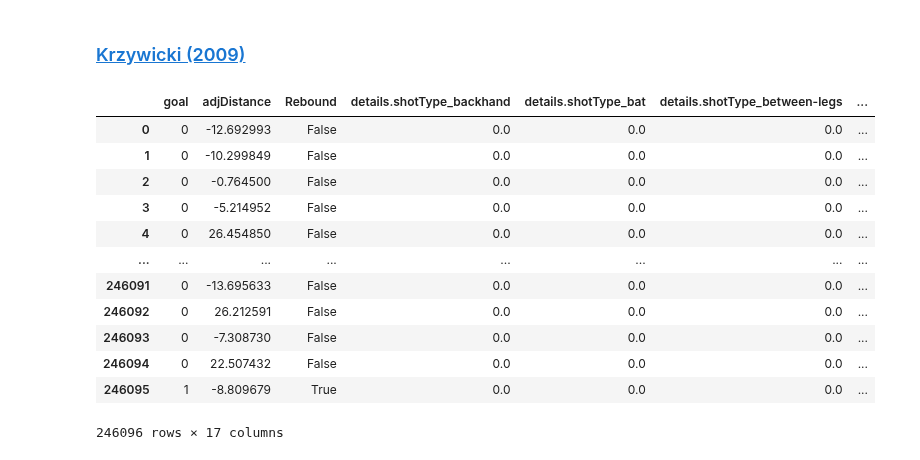
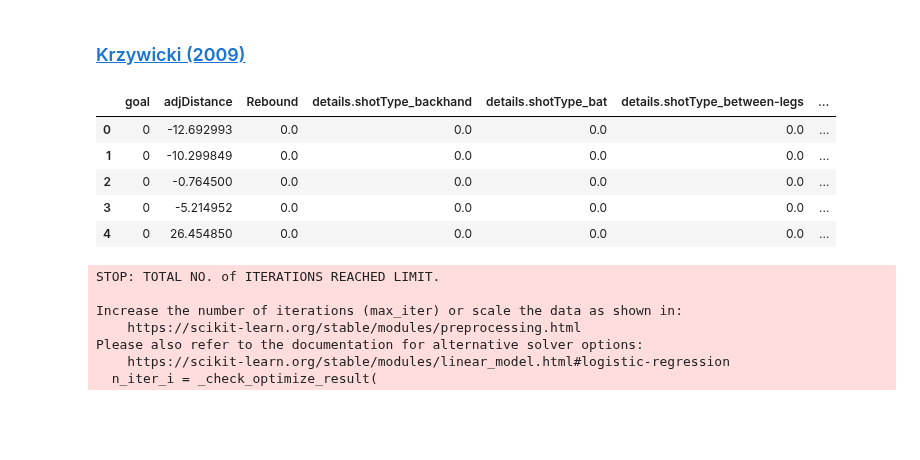
Before and after one commit to rromaniuk31/PhD-Research, a Jupyter notebook: Create_Historical_Models.ipynb, the cells around one changed output. Drawn from its saved outputs; the diff is of its cells as text; code cells hidden in the pictures; blank space fills up the shorter version.

Commit message:
Fit Kryzwicki (2009) model

```diff
--- a/Create_Historical_Models.ipynb
+++ b/Create_Historical_Models.ipynb
@@ -227,6 +227,8 @@ def preprocess_data(df, model, gametype = "regular", schedule = schedule):
         df["Rebound"] = df["Rebound"].astype(float)
     elif model == "krzy06":
         df = df.join(pd.get_dummies(df["Rebound"], dtype = float, prefix = "Rebound")).drop("Rebound", axis = 1)
+    elif model == "krzy09":
+        df["Rebound"] = df["Rebound"].astype(float)
 
     if model == "krzy06":
         df["details.shotType_wrap-or-slap"] = df["details.shotType_wrap-around"] + df["details.shotType_slap"]
@@ -565,16 +574,12 @@ Brier Score:  0.09623833828472177
 # %%
-preprocess_data(train_pbp, "krzy09", gametype = "regular")
+# Use preprocess function to get training and testing shots for Krzy06
+train_pbp_krzy09 = preprocess_data(train_pbp, "krzy09", gametype = "regular")
+test_pbp_krzy09 = preprocess_data(test_pbp, "krzy09", gametype = "regular")
+train_pbp_krzy09.head()
 # %% [output]
 |  | goal | adjDistance | Rebound | details.shotType_backhand | details.shotType_bat | details.shotType_between-legs | ... |
-| 0 | 0 | -12.692993 | False | 0.0 | 0.0 | 0.0 | ... |
-| 1 | 0 | -10.299849 | False | 0.0 | 0.0 | 0.0 | ... |
-| 2 | 0 | -0.764500 | False | 0.0 | 0.0 | 0.0 | ... |
-| 3 | 0 | -5.214952 | False | 0.0 | 0.0 | 0.0 | ... |
-| 4 | 0 | 26.454850 | False | 0.0 | 0.0 | 0.0 | ... |
-| ... | ... | ... | ... | ... | ... | ... | ... |
-| 246091 | 0 | -13.695633 | False | 0.0 | 0.0 | 0.0 | ... |
-| 246092 | 0 | 26.212591 | False | 0.0 | 0.0 | 0.0 | ... |
-| 246093 | 0 | -7.308730 | False | 0.0 | 0.0 | 0.0 | ... |
-| 246094 | 0 | 22.507432 | False | 0.0 | 0.0 | 0.0 | ... |
-| 246095 | 1 | -8.809679 | True | 0.0 | 0.0 | 0.0 | ... |
+| 0 | 0 | -12.692993 | 0.0 | 0.0 | 0.0 | 0.0 | ... |
+| 1 | 0 | -10.299849 | 0.0 | 0.0 | 0.0 | 0.0 | ... |
+| 2 | 0 | -0.764500 | 0.0 | 0.0 | 0.0 | 0.0 | ... |
+| 3 | 0 | -5.214952 | 0.0 | 0.0 | 0.0 | 0.0 | ... |
+| 4 | 0 | 26.454850 | 0.0 | 0.0 | 0.0 | 0.0 | ... |
-246096 rows × 17 columns
@@ -580,0 +592,12 @@ preprocess_data(train_pbp, "krzy09", gametype = "regular")
+# %%
+# Train model and make predictions
+model_krzy09 = LogisticRegression(penalty = None).fit(X_train_krzy09, y_train_krzy09)
+preds_krzy09 = model_krzy09.predict_proba(X_test_krzy09)
+# %% [output]
+STOP: TOTAL NO. of ITERATIONS REACHED LIMIT.
+
+Increase the number of iterations (max_iter) or scale the data as shown in:
+    https://scikit-learn.org/stable/modules/preprocessing.html
+Please also refer to the documentation for alternative solver options:
+    https://scikit-learn.org/stable/modules/linear_model.html#logistic-regression
+  n_iter_i = _check_optimize_result(
```
Also changed, not shown: parts of 5 cells of this notebook.
